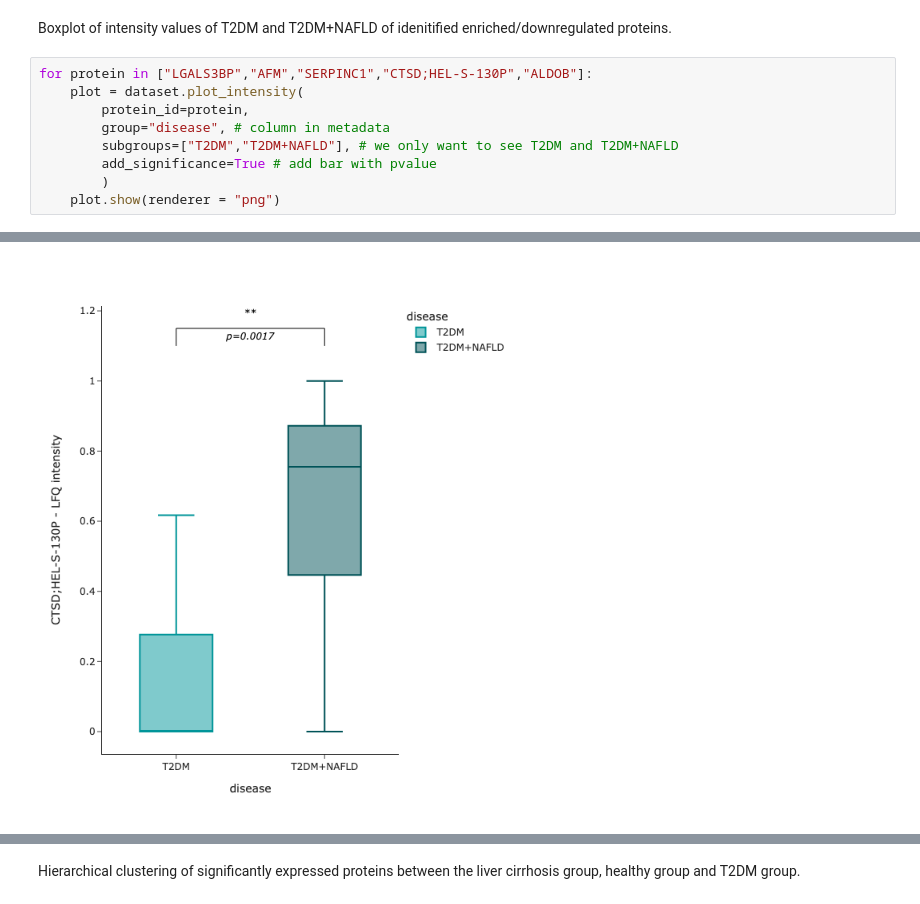
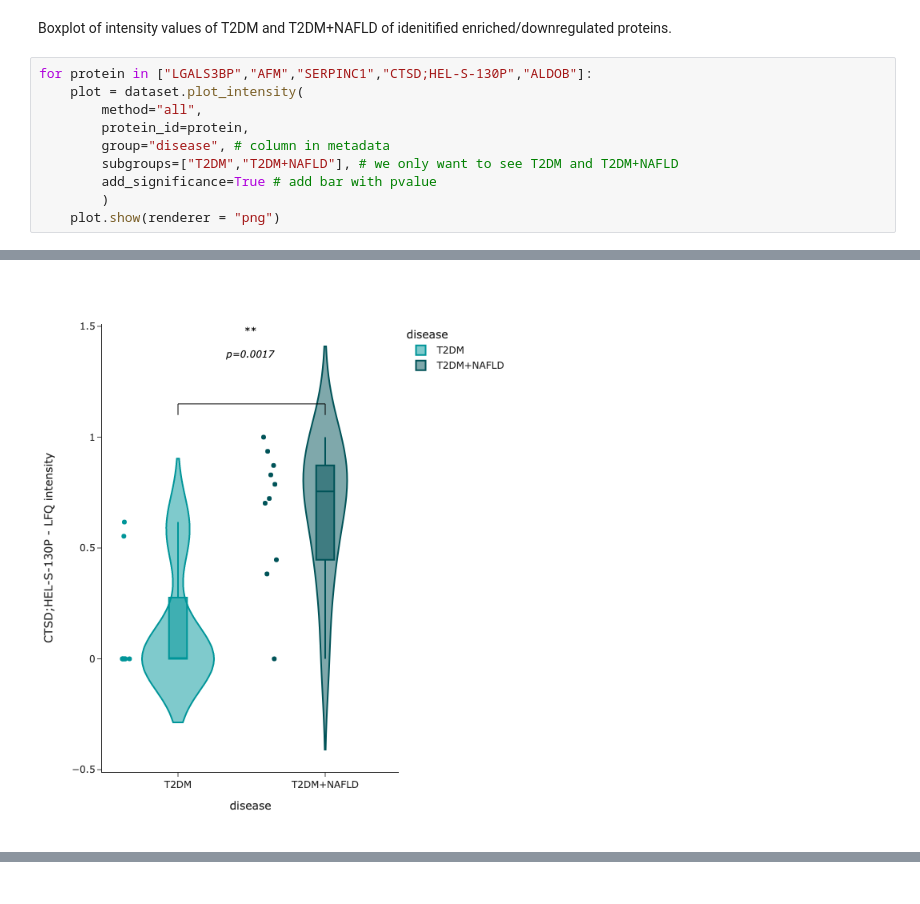
Before and after one commit to MannLabs/alphapeptstats, a Jupyter notebook: nbs/liu_2019.ipynb, the cells around one changed output, grey strips where cells are left out. Cells and saved outputs as stored; diff of their text form.

```diff
--- a/nbs/liu_2019.ipynb
+++ b/nbs/liu_2019.ipynb
@@ -92,6 +102,7 @@ Boxplot of intensity values of T2DM and T2DM+NAFLD of idenitified enriched/downr
 # %%
 for protein in ["LGALS3BP","AFM","SERPINC1","CTSD;HEL-S-130P","ALDOB"]:
     plot = dataset.plot_intensity(
+        method="all",
         protein_id=protein,
         group="disease", # column in metadata
         subgroups=["T2DM","T2DM+NAFLD"], # we only want to see T2DM and T2DM+NAFLD
@@ -105 +116 @@ for protein in ["LGALS3BP","AFM","SERPINC1","CTSD;HEL-S-130P","ALDOB"]:
-[figure, old version]
+[figure, new version]
@@ -107,2 +117,0 @@ for protein in ["LGALS3BP","AFM","SERPINC1","CTSD;HEL-S-130P","ALDOB"]:
-# %% [markdown]
-Hierarchical clustering of significantly expressed proteins between the liver cirrhosis group, healthy group and T2DM group.
```
Also changed, not shown: parts of 9 cells of this notebook, 1 other file.
